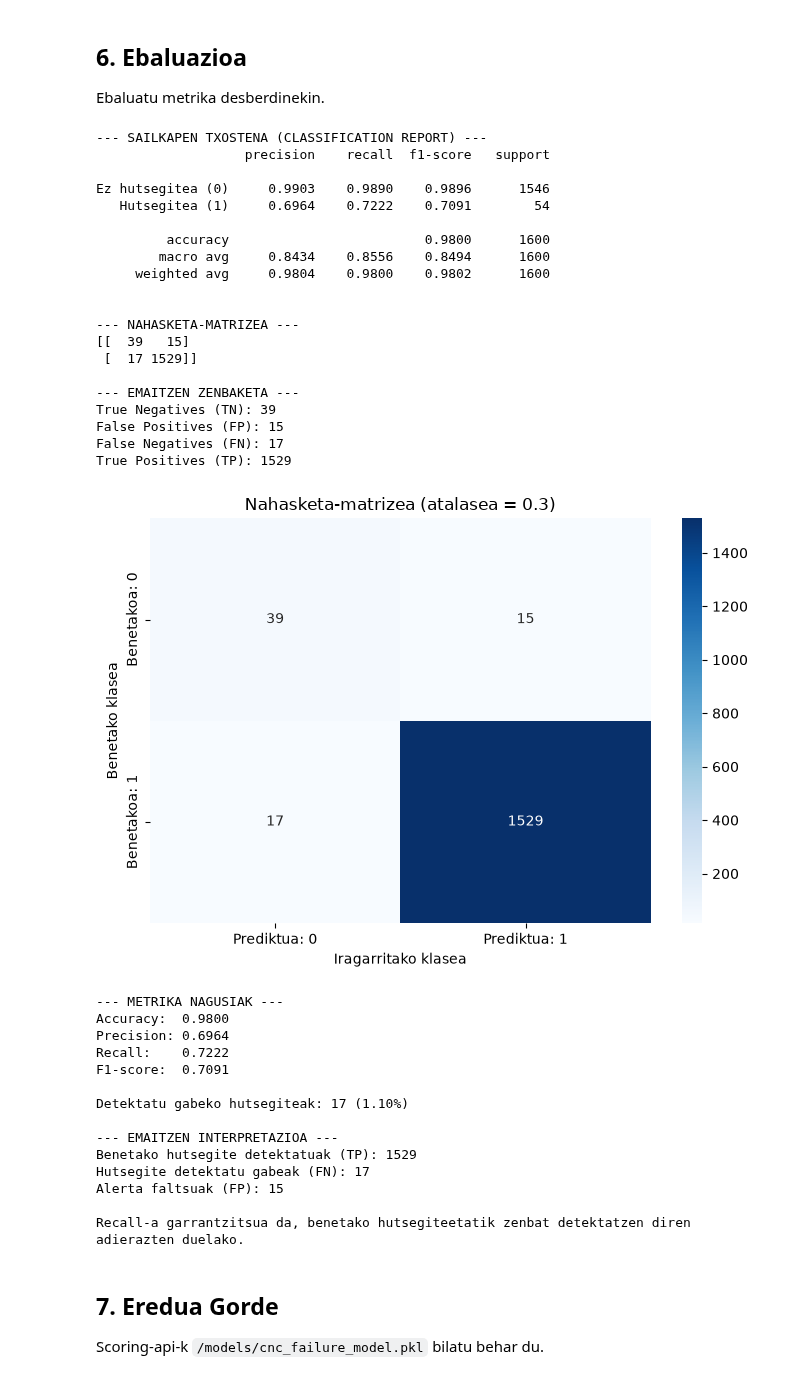
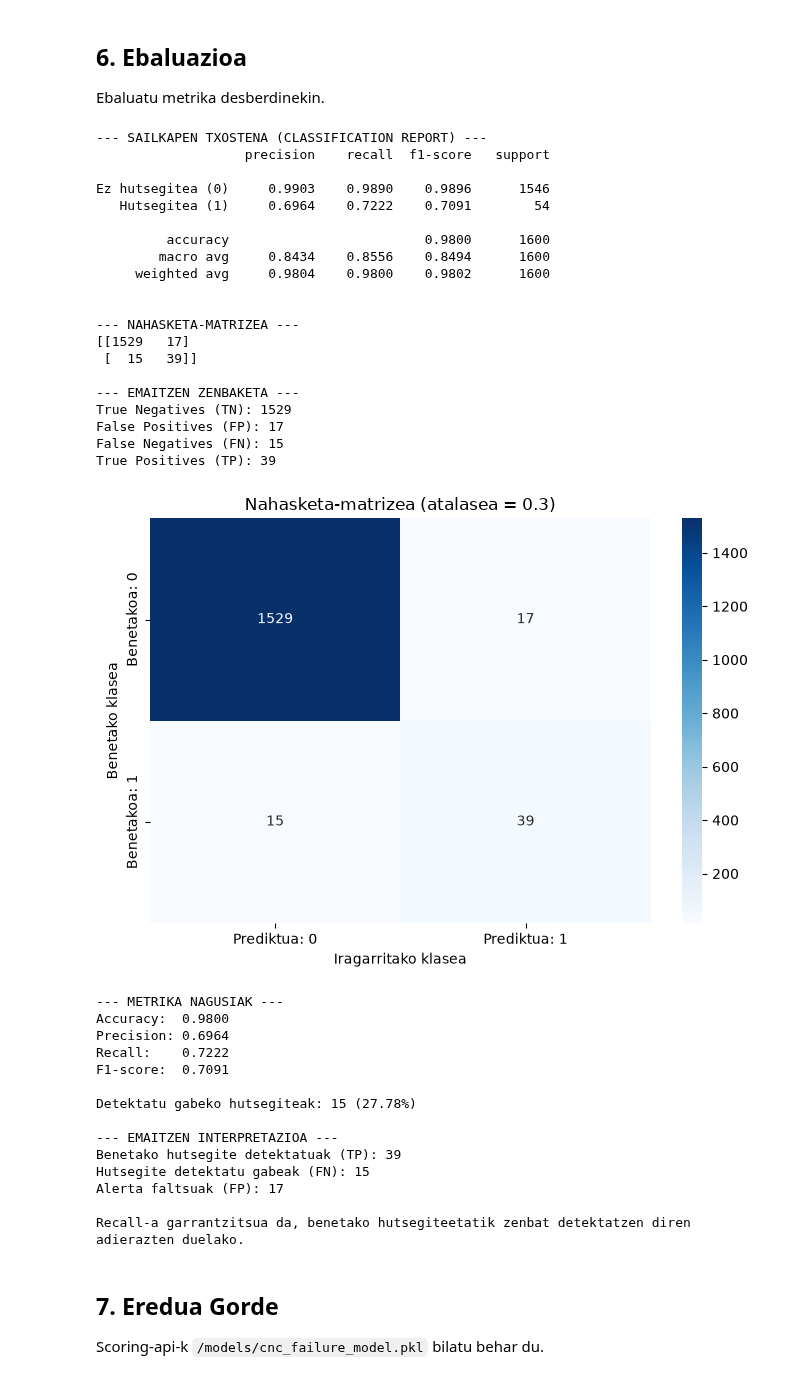
Before and after one commit to AABD-Ethazi-2627/T3-erronka1, a Jupyter notebook: notebooks/02_training_TEMPLATE.ipynb, the cells around one changed output. Cells and saved outputs as stored; diff of their text form; code cells hidden in the pictures.

```diff
--- a/notebooks/02_training_TEMPLATE.ipynb
+++ b/notebooks/02_training_TEMPLATE.ipynb
@@ -307,7 +307,7 @@ print(classification_report(
 
 # NAHASMEN-MATRIZEA (CONFUSION MATRIX)
 # Matrizea ohiko ordenan kalkulatu: 0 eta 1
-cm = confusion_matrix(y_val, y_pred, labels=[1, 0])
+cm = confusion_matrix(y_val, y_pred, labels=[0, 1])
 print("\n--- NAHASKETA-MATRIZEA ---")
 print(cm)
 
@@ -370,52 +370,52 @@ if hutsegite_kop > 0:
 else:
     print("\nEz dago benetako hutsegiterik balioztatze-multzoan.")
 
 
 # EMAITZEN INTERPRETAZIORAKO OHARRAK
 
 print("\n--- EMAITZEN INTERPRETAZIOA ---")
 print(f"Benetako hutsegite detektatuak (TP): {tp}")
 print(f"Hutsegite detektatu gabeak (FN): {fn}")
 print(f"Alerta faltsuak (FP): {fp}")
 
 print(
     "\nRecall-a garrantzitsua da, benetako hutsegiteetatik "
     "zenbat detektatzen diren adierazten duelako."
 )
 # %% [output]
 --- SAILKAPEN TXOSTENA (CLASSIFICATION REPORT) ---
                    precision    recall  f1-score   support
 
 Ez hutsegitea (0)     0.9903    0.9890    0.9896      1546
    Hutsegitea (1)     0.6964    0.7222    0.7091        54
 
          accuracy                         0.9800      1600
         macro avg     0.8434    0.8556    0.8494      1600
      weighted avg     0.9804    0.9800    0.9802      1600
 
 
 --- NAHASKETA-MATRIZEA ---
-[[  39   15]
- [  17 1529]]
+[[1529   17]
+ [  15   39]]
 
 --- EMAITZEN ZENBAKETA ---
-True Negatives (TN): 39
-False Positives (FP): 15
-False Negatives (FN): 17
-True Positives (TP): 1529
+True Negatives (TN): 1529
+False Positives (FP): 17
+False Negatives (FN): 15
+True Positives (TP): 39
-[figure, old version]
+[figure, new version]
 --- METRIKA NAGUSIAK ---
 Accuracy:  0.9800
 Precision: 0.6964
 Recall:    0.7222
 F1-score:  0.7091
 
-Detektatu gabeko hutsegiteak: 17 (1.10%)
+Detektatu gabeko hutsegiteak: 15 (27.78%)
 
 --- EMAITZEN INTERPRETAZIOA ---
-Benetako hutsegite detektatuak (TP): 1529
-Hutsegite detektatu gabeak (FN): 17
-Alerta faltsuak (FP): 15
+Benetako hutsegite detektatuak (TP): 39
+Hutsegite detektatu gabeak (FN): 15
+Alerta faltsuak (FP): 17
 
 Recall-a garrantzitsua da, benetako hutsegiteetatik zenbat detektatzen diren adierazten duelako.
 # %% [markdown]
```
